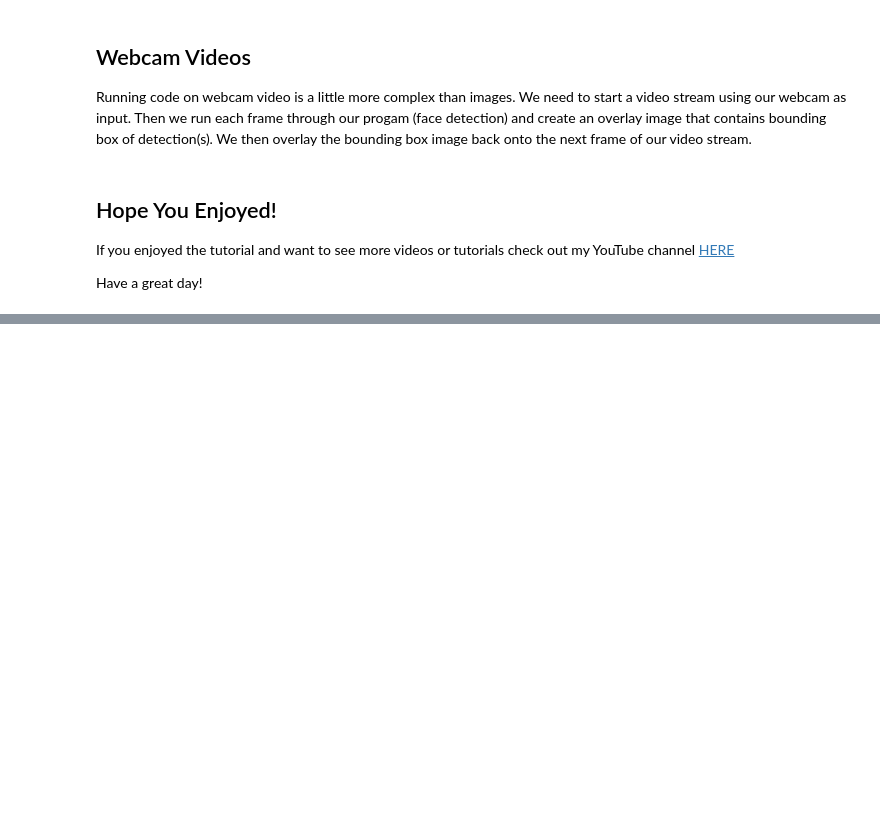
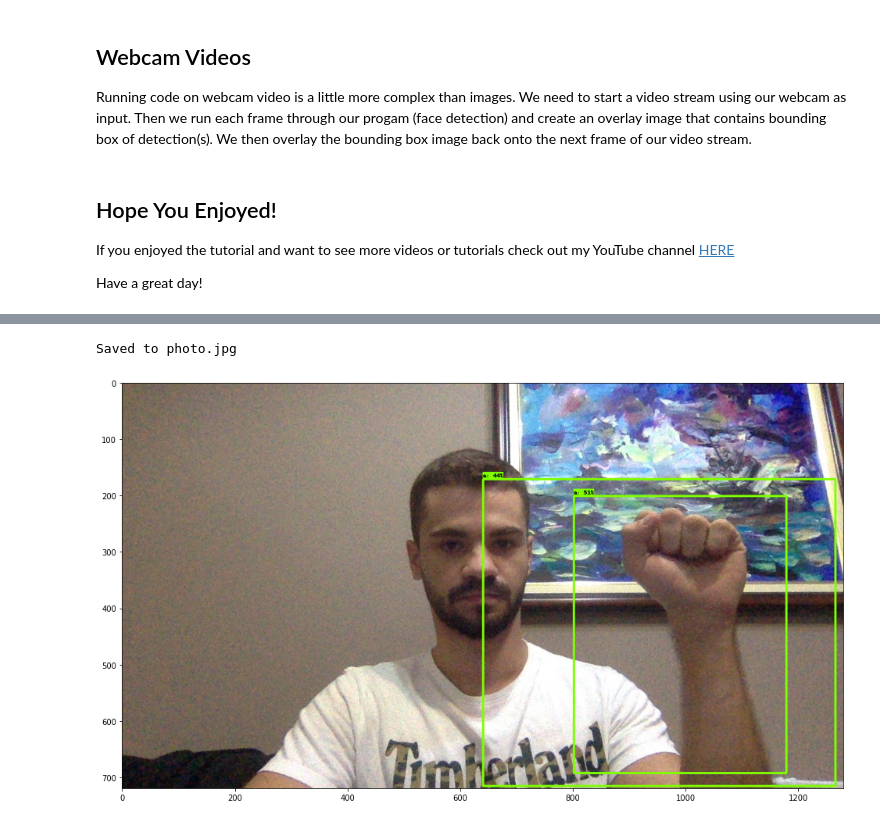
Before and after one commit to risto-trajanov/real-time-sign-language-recognition-macedonian, a Jupyter notebook: predictions.ipynb, the cells around one changed output, grey strips where cells are left out. Cells and saved outputs as stored; diff of their text form; code cells hidden in the pictures; blank space fills up the shorter version.

```diff
--- a/predictions.ipynb
+++ b/predictions.ipynb
@@ -312,7 +323,7 @@ def make_predictions(image_path):
         category_index,
         use_normalized_coordinates=True,
         max_boxes_to_draw=3,
-        min_score_thresh=.50,
+        min_score_thresh=.30,
         agnostic_mode=False)
   plt.subplot(2, 1, 0+1)
   plt.imshow(image_np_with_detections)
@@ -387,6 +395,3 @@ For this tutorial we will run a simple object detection algorithm called Haar Ca
-# %%
-# initialize the Haar Cascade face detection model
-face_cascade = cv2.CascadeClassifier(cv2.samples.findFile(cv2.data.haarcascades + 'haarcascade_frontalface_default.xml'))
 # %% [markdown]
 ## Webcam Videos
 Running code on webcam video is a little more complex than images. We need to start a video stream using our webcam as input. Then we run each frame through our progam (face detection) and create an overlay image that contains bounding box of detection(s). We then overlay the bounding box image back onto the next frame of our video stream.
@@ -648,14 +653,10 @@ def take_photo(filename='photo.jpg', quality=0.8):
     f.write(binary)
   return filename
 # %%
-#from IPython.display import Image
-try:
-  filename = take_photo()
-  print('Saved to {}'.format(filename))
 
-  # Show the image which was just taken.
-  make_predictions(filename)
-except Exception as err:
-  # Errors will be thrown if the user does not have a webcam or if they do not
-  # grant the page permission to access it.
-  print(str(err))
+filename = take_photo()
+print('Saved to {}'.format(filename))
+
+# Show the image which was just taken.
+make_predictions(filename)
+# %% [output]
@@ -661,0 +664,2 @@ except Exception as err:
+Saved to photo.jpg
+[figure, added]
```
Also changed, not shown: parts of 11 cells of this notebook, 1 other file.
